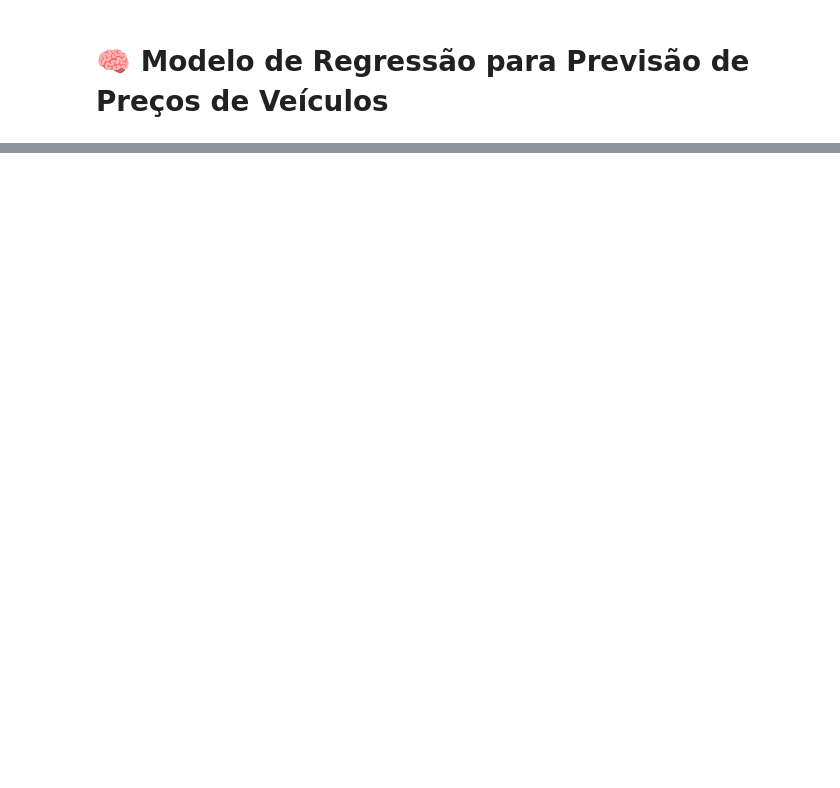
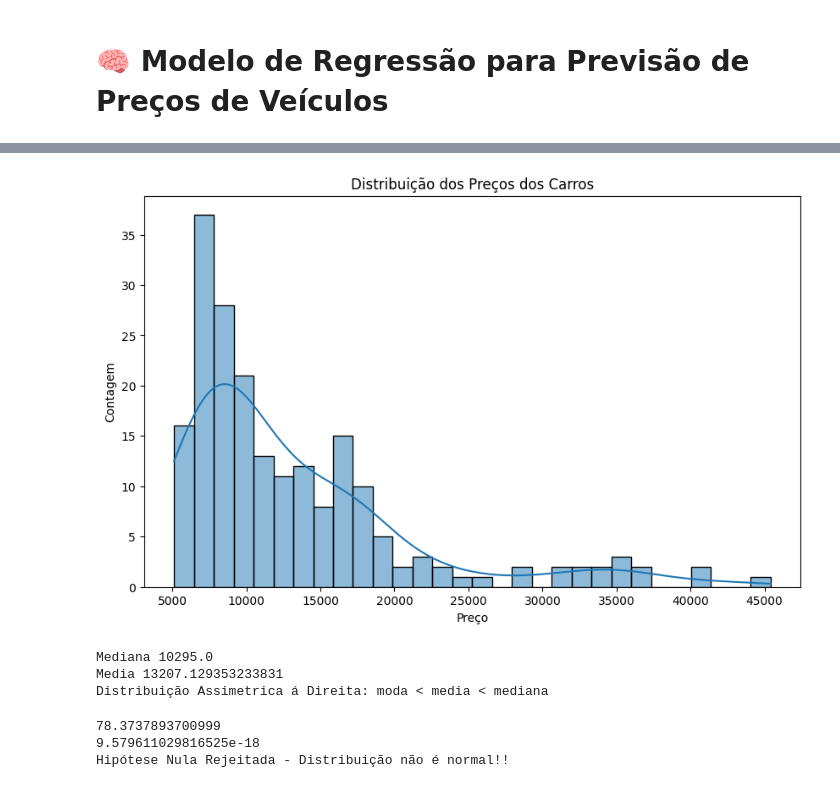
Before and after one commit to reynancs/car_price_prediction, a Jupyter notebook: notebooks/1.0-rc-data-understading.ipynb, the cells around one changed output, grey strips where cells are left out. Cells and saved outputs as stored; diff of their text form; code cells hidden in the pictures; blank space fills up the shorter version.

Commit message:
data preparation update

```diff
--- a/notebooks/1.0-rc-data-understading.ipynb
+++ b/notebooks/1.0-rc-data-understading.ipynb
@@ -335,0 +27,14 @@ df.describe()
+# %%
+# Carrega Dataset
+
+colls = ["symboling","normalized-losses","make","fuel-type","aspiration", "num-of-doors","body-style",
+         "drive-wheels","engine-location","wheel-base", "length","width","height","curb-weight","engine-type",
+         "num-of-cylinders", "engine-size","fuel-system","bore","stroke","compression-ratio","horsepower",
+         "peak-rpm","city-mpg","highway-mpg","price"]
+
+
+file_path = "https://archive.ics.uci.edu/ml/machine-learning-databases/autos/imports-85.data"
+df = pd.read_csv(file_path, names=colls)
+
+# Visualiza as 5 primeiras linhas
+df.head()
@@ -335,0 +165,33 @@ df.describe()
+# %%
+# Análise da distribuição da variável target (price)
+plt.figure(figsize=(10, 6))
+sns.histplot(df['price'], bins=30, kde=True)
+plt.title('Distribuição dos Preços dos Carros')
+plt.xlabel('Preço')
+plt.ylabel('Contagem')
+plt.show()
+
+
+print("Mediana", df['price'].median())
+print("Media", df['price'].mean())
+print("Distribuição Assimetrica á Direita: moda < media < mediana ")
+# %% [output]
+[figure, added]
+Mediana 10295.0
+Media 13207.129353233831
+Distribuição Assimetrica á Direita: moda < media < mediana
+# %%
+signif = 0.05
+stat_test, p_valor = normaltest(df['price'])
+print(stat_test)
+print(p_valor)
+
+# True - ou seja rejeita a Hipotese Nula, nos diz que a coluna `price` não faz parte de uma distribuição normal
+if p_valor <= signif:
+    print("Hipótese Nula Rejeitada - Distribuição não é normal!!")
+else:
+    print("Distribuição é normal!!")
+# %% [output]
+78.3737893700999
+9.579611029816525e-18
+Hipótese Nula Rejeitada - Distribuição não é normal!!
```
Also changed, not shown: parts of 36 cells of this notebook, 4 other files.
